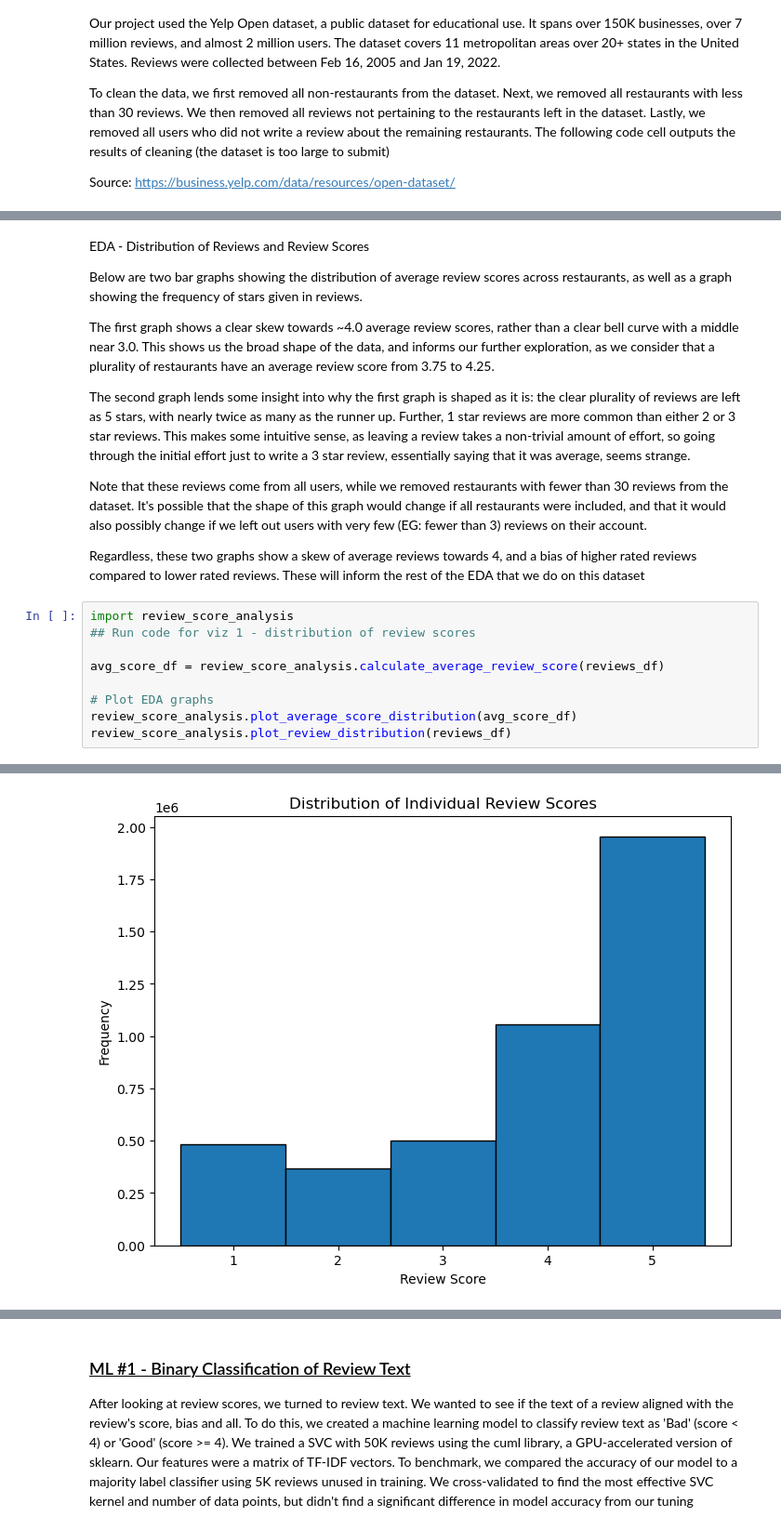
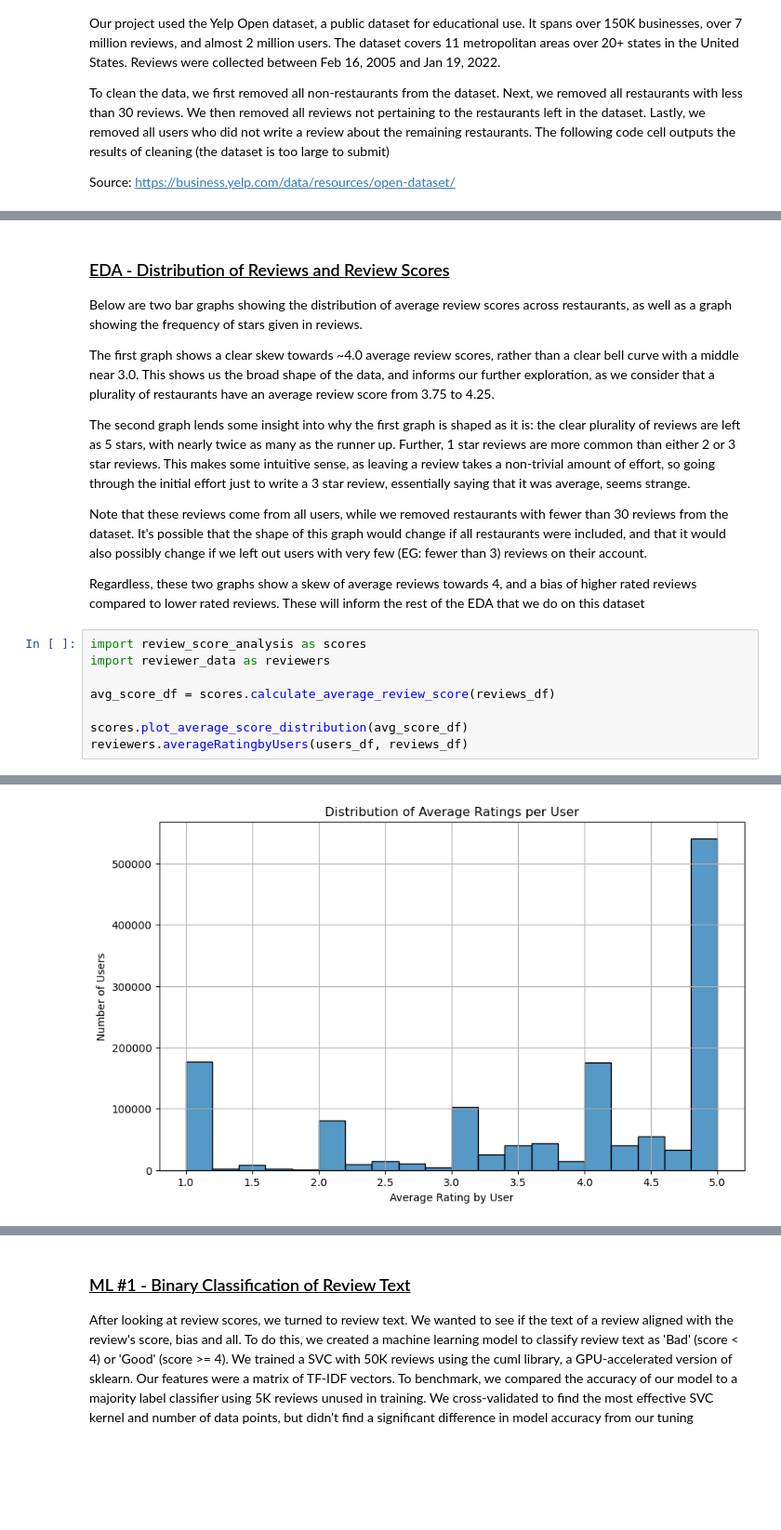
Before and after one commit to uic-cs418/group-project-better-late-than-never, a Jupyter notebook: final_report.ipynb, the cells around one changed output, grey strips where cells are left out. Shown: that part at 93% size. Drawn from its saved outputs; the diff is of its cells as text; blank space fills up the shorter version.

Commit message:
Final draft (#19)
* Update title of graph

* Formatting

* Final draft

```diff
--- a/final_report.ipynb
+++ b/final_report.ipynb
@@ -32,7 +33,7 @@ Number of restaurants after cleaning: 27894
 Number of reviews after cleaning: 4371282
 Number of users after cleaning: 1379980
 # %% [markdown]
-EDA - Distribution of Reviews and Review Scores
+<h3><u>EDA - Distribution of Reviews and Review Scores</u></h3>
 
 Below are two bar graphs showing the distribution of average review scores across restaurants, as well as a graph showing the frequency of stars given in reviews.
 
@@ -44,15 +45,14 @@ Note that these reviews come from all users, while we removed restaurants with f
 
 Regardless, these two graphs show a skew of average reviews towards 4, and a bias of higher rated reviews compared to lower rated reviews. These will inform the rest of the EDA that we do on this dataset
 # %%
-import review_score_analysis
-## Run code for viz 1 - distribution of review scores
+import review_score_analysis as scores
+import reviewer_data as reviewers
 
-avg_score_df = review_score_analysis.calculate_average_review_score(reviews_df)
+avg_score_df = scores.calculate_average_review_score(reviews_df)
 
-# Plot EDA graphs
-review_score_analysis.plot_average_score_distribution(avg_score_df)
-review_score_analysis.plot_review_distribution(reviews_df)
+scores.plot_average_score_distribution(avg_score_df)
+reviewers.averageRatingbyUsers(users_df, reviews_df)
 # %% [output]
 [figure]
-[figure, old version]
+[figure, new version]
 # %% [markdown]
```
Also changed, not shown: parts of 7 cells of this notebook, 1 other file.
